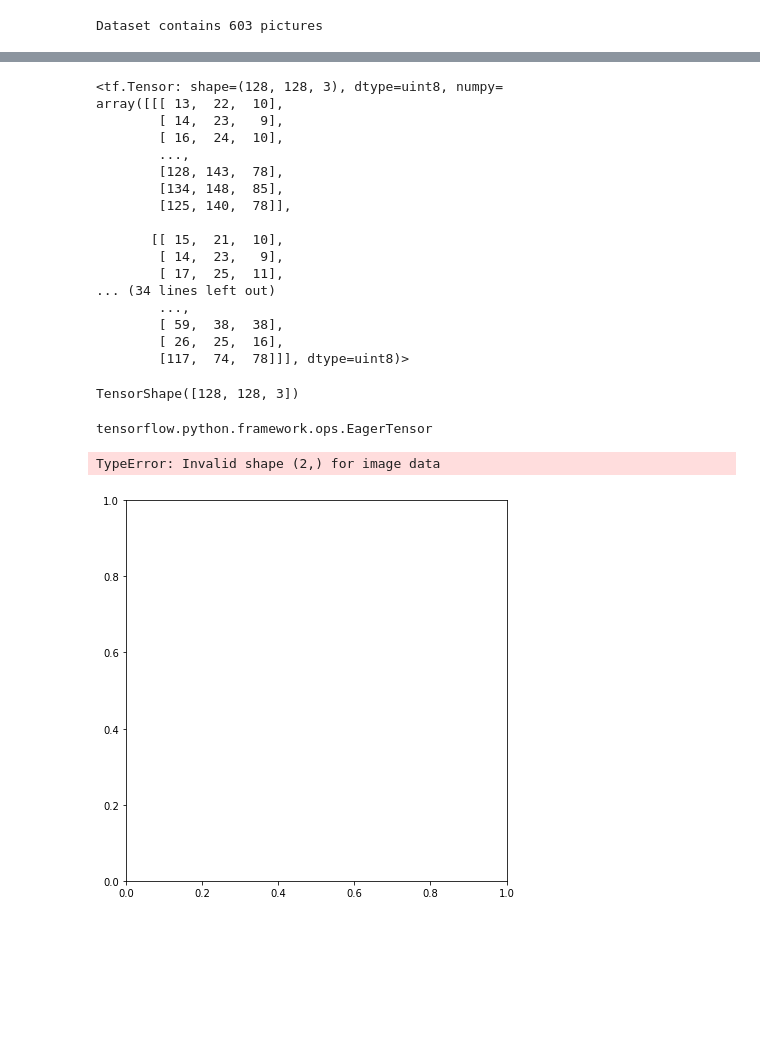
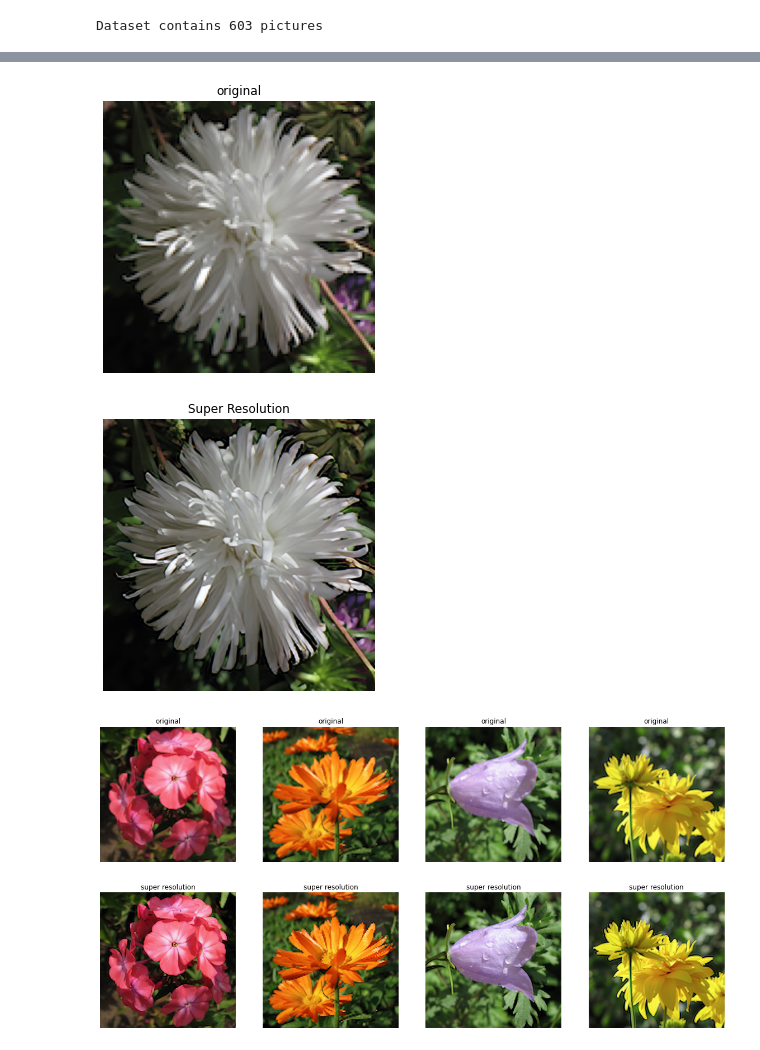
Before and after one commit to howardmonington/Neural-Network-Super-Resolution, a Jupyter notebook: main_ai.ipynb, the cells around one changed output, grey strips where cells are left out. Saved outputs shown, nothing was run; the diff lists cells and outputs as text; code cells hidden in the pictures; blank space fills up the shorter version.

```diff
--- a/main_ai.ipynb
+++ b/main_ai.ipynb
@@ -276,36 +83,0 @@ hr_image2 = hr_image[...,:-1]
-# %%
-hr_image2
-# %% [output]
-<tf.Tensor: shape=(128, 128, 3), dtype=uint8, numpy=
-array([[[ 13,  22,  10],
-        [ 14,  23,   9],
-        [ 16,  24,  10],
-        ...,
-        [128, 143,  78],
-        [134, 148,  85],
-        [125, 140,  78]],
-
-       [[ 15,  21,  10],
-        [ 14,  23,   9],
-        [ 17,  25,  11],
-... (34 lines left out)
-        ...,
-        [ 59,  38,  38],
-        [ 26,  25,  16],
-        [117,  74,  78]]], dtype=uint8)>
-# %%
-hr_image2.shape
-# %% [output]
-TensorShape([128, 128, 3])
-# %%
-type(hr_image)
-# %% [output]
-tensorflow.python.framework.ops.EagerTensor
-# %%
-plt.imshow(test2)
-plt.axis('Off')
-plt.rcParams["figure.figsize"] = (10,7)
-plt.show()
-# %% [output]
-TypeError: Invalid shape (2,) for image data
-[figure, removed]
@@ -311,0 +87,34 @@ TypeError: Invalid shape (2,) for image data
+# %%
+image_1 = os.path.join(base_dir, flower_pictures[555])
+hr_image = preprocess_image(image_1)
+plot_image(hr_image, "original")
+
+fake_image = model(hr_image)
+fake_image = tf.squeeze(fake_image)
+plot_image(tf.squeeze(fake_image), title= "Super Resolution")
+# %% [output]
+[figure, added]
+[figure, added]
+# %%
+n = 4 # how many pictures to display
+plt.figure(figsize=(20, 10))
+for i in range(n):
+    ax = plt.subplot(2, n, i + 1)
+    image_path = os.path.join(base_dir, flower_pictures[i*100])
+    image = preprocess_image(image_path)
+    image2 = tf.cast(image, tf.int32).numpy()
+    image2 = tf.clip_by_value(image2, 0, 255)
+    plt.imshow(tf.squeeze(image2))
+    plt.axis("off")
+    plt.title("original")
+
+    ax = plt.subplot(2, n, i + 1 + n )
+    hd_image = model(image)
+    hd_image = tf.squeeze(hd_image)
+    hd_image = tf.cast(hd_image, tf.int32).numpy()
+    hd_image = tf.clip_by_value(hd_image, 0, 255)
+    plt.imshow(tf.squeeze(hd_image))
+    plt.axis("off")
+    plt.title("super resolution")
+# %% [output]
+[figure, added]
```
Also changed, not shown: parts of 41 cells of this notebook.
